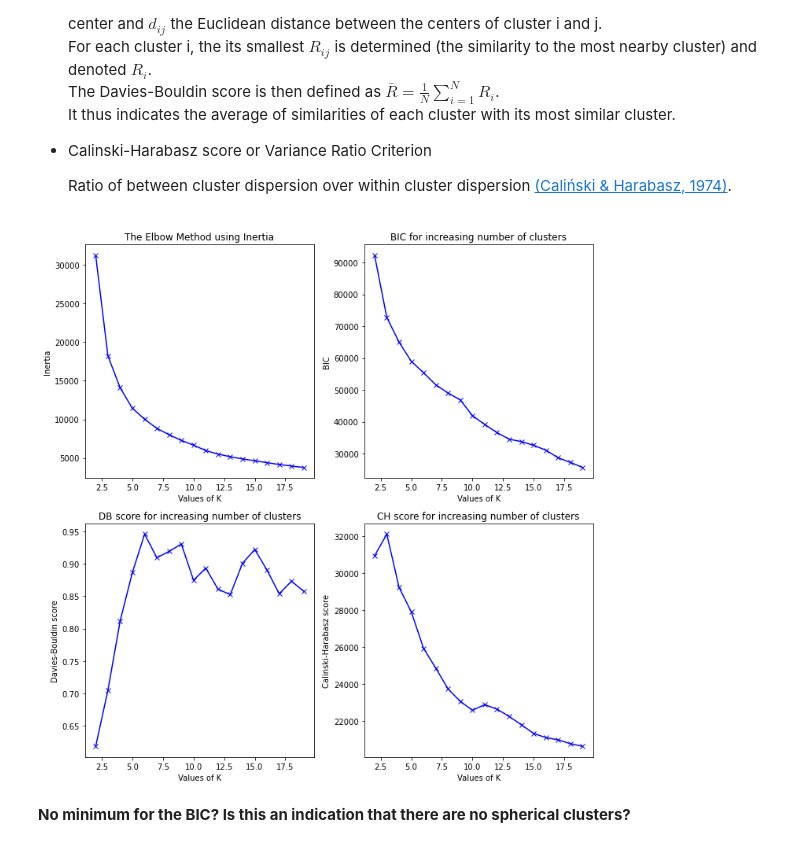
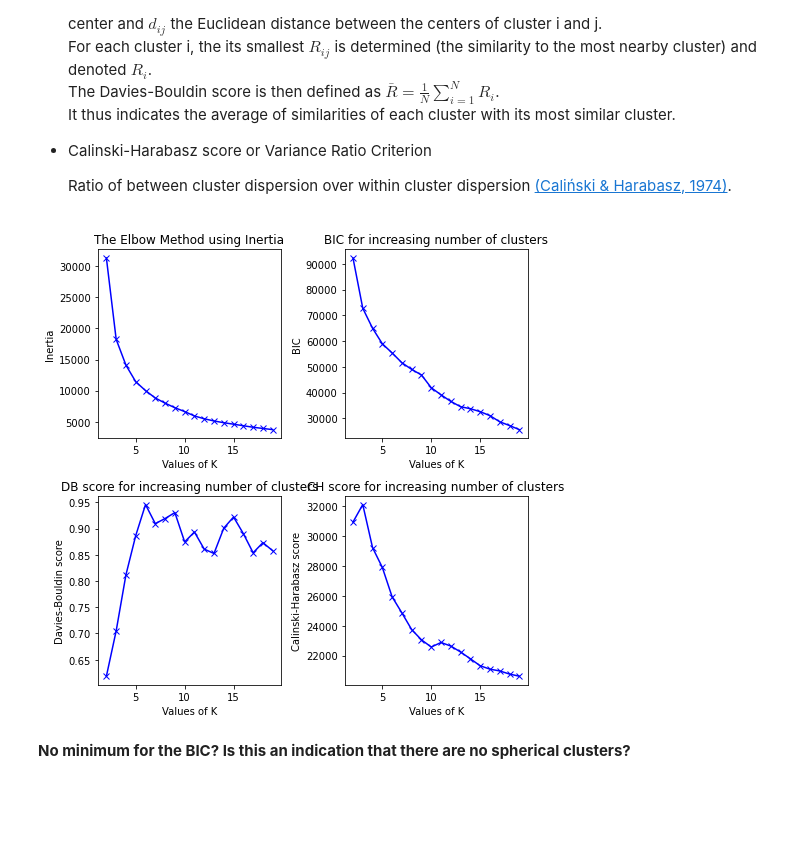
Before and after one commit to drdebivre/Thesis_EMIclass, a Jupyter notebook: 2.K_means.ipynb, the cells around one changed output. Drawn from its saved outputs; the diff is of its cells as text; code cells hidden in the pictures; blank space fills up the shorter version.

```diff
--- a/2.K_means.ipynb
+++ b/2.K_means.ipynb
@@ -128,35 +128,35 @@ for k in K:
 
     inertias.append(kmeans.inertia_)
     BIC.append(BIC_kmeans(kmeans, df_std))
     DB_scores.append(davies_bouldin_score(df_std, kmeans.labels_))
     CH_scores.append(calinski_harabasz_score(df_std, kmeans.labels_))
 
-fig, ((ax0, ax1), (ax2, ax3)) = plt.subplots(2, 2, figsize=(10,10))
+fig, ((ax0, ax1), (ax2, ax3)) = plt.subplots(2, 2, figsize=(7,7))
 
 ax0.plot(K, inertias, 'bx-')
 ax0.set_xlabel('Values of K')
 ax0.set_ylabel('Inertia')
 ax0.set_title('The Elbow Method using Inertia')
 
 ax1.plot(K, BIC, 'bx-')
 ax1.set_xlabel('Values of K')
 ax1.set_ylabel('BIC')
 ax1.set_title('BIC for increasing number of clusters')
 
 ax2.plot(K, DB_scores, 'bx-')
 ax2.set_xlabel('Values of K')
 ax2.set_ylabel('Davies-Bouldin score')
 ax2.set_title('DB score for increasing number of clusters')
 
 ax3.plot(K, CH_scores, 'bx-')
 ax3.set_xlabel('Values of K')
 ax3.set_ylabel('Calinski-Harabasz score')
 ax3.set_title('CH score for increasing number of clusters')
 
 plt.tight_layout()
 plt.show()
 # %% [output]
-[figure, old version]
+[figure, new version]
 # %% [markdown]
 **No minimum for the BIC? Is this an indication that there are no spherical clusters?**
 # %%
```
Also changed, not shown: parts of 4 cells of this notebook.
